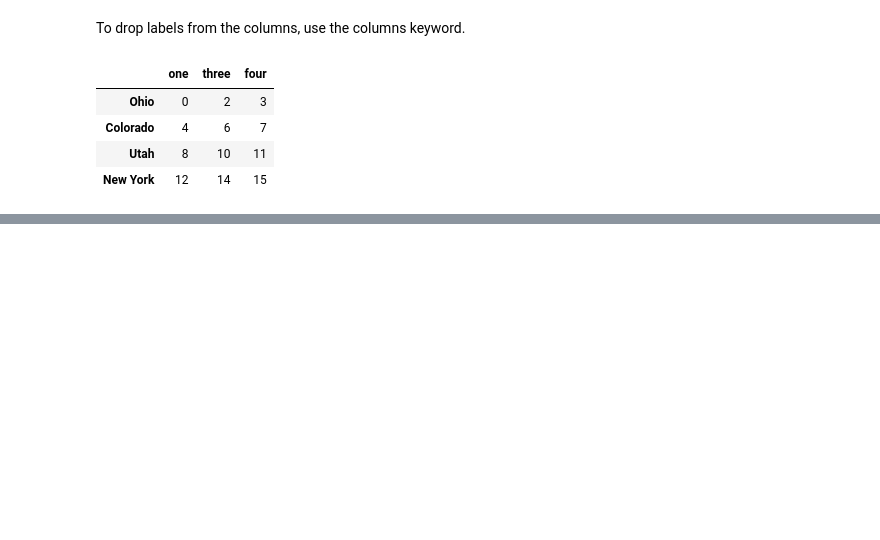
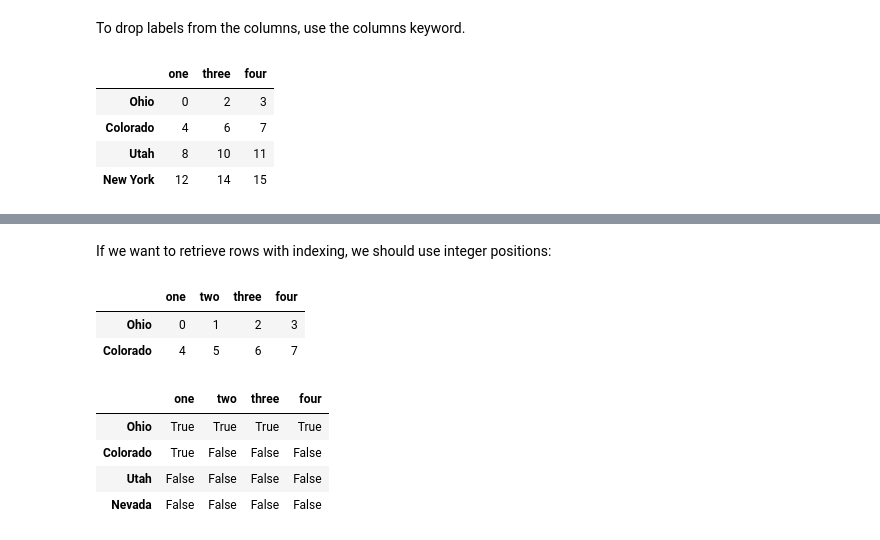
Before and after one commit to Mountain-Biker/pydata-book-practice, a Jupyter notebook: chapter5.ipynb, the cells around one changed output, grey strips where cells are left out. Cells and saved outputs as stored; diff of their text form; code cells hidden in the pictures; blank space fills up the shorter version.

```diff
--- a/chapter5.ipynb
+++ b/chapter5.ipynb
@@ -530,0 +638,16 @@ data.drop(columns=['two'])
+# %% [markdown]
+If we want to retrieve rows with indexing, we should use integer positions:
+# %%
+data[0:2]
+# %% [output]
+|  | one | two | three | four |
+| Ohio | 0 | 1 | 2 | 3 |
+| Colorado | 4 | 5 | 6 | 7 |
+# %%
+data < 5
+# %% [output]
+|  | one | two | three | four |
+| Ohio | True | True | True | True |
+| Colorado | True | False | False | False |
+| Utah | False | False | False | False |
+| Nevada | False | False | False | False |
```
Also changed, not shown: parts of 22 cells of this notebook.
